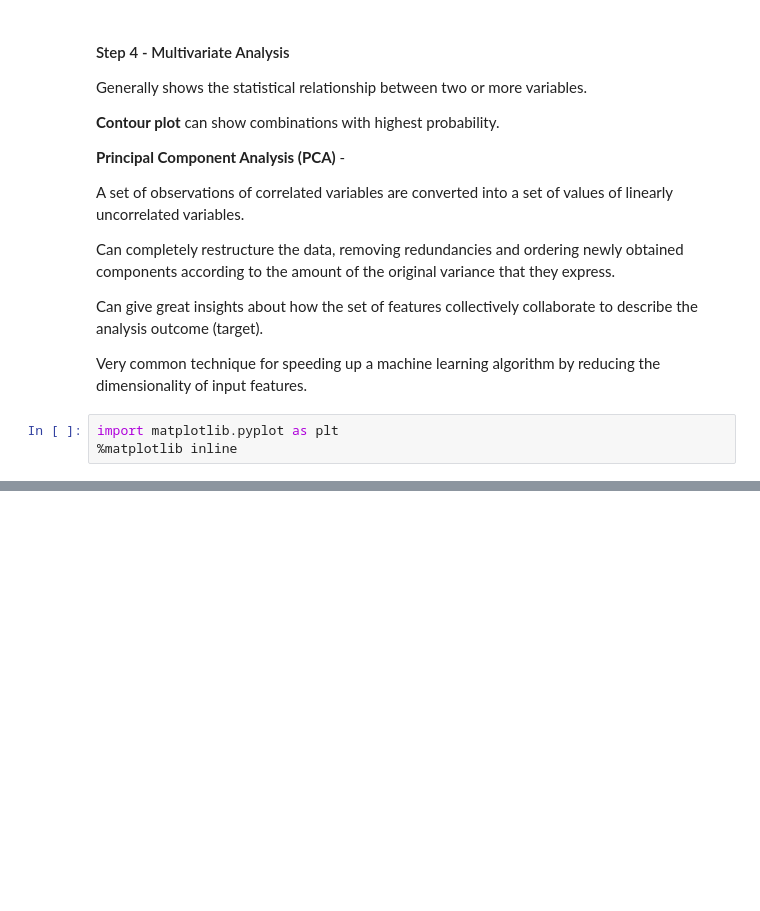
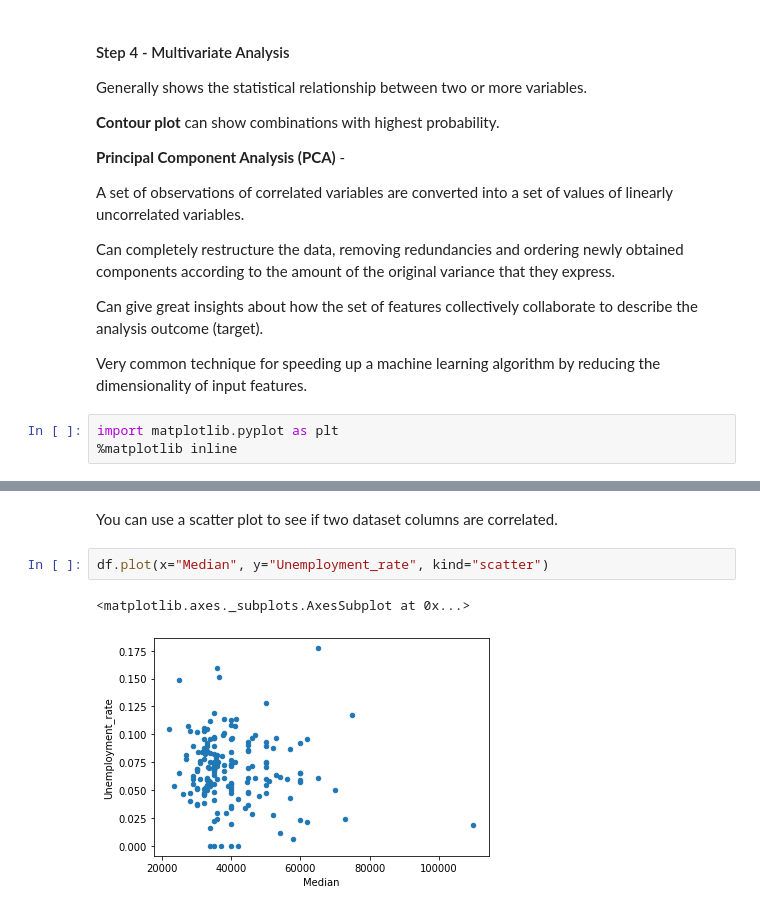
Before and after one commit to brendenwest/cis276, a Jupyter notebook: 3_data_visualization.ipynb, the cells around one changed output, grey strips where cells are left out. Cells and saved outputs as stored; diff of their text form; blank space fills up the shorter version.

```diff
--- a/3_data_visualization.ipynb
+++ b/3_data_visualization.ipynb
@@ -235,0 +281,7 @@ matplotlib can export visualizations to  common vector and raster graphics forma
+# %% [markdown]
+You can use a scatter plot to see if two dataset columns are correlated.
+# %%
+df.plot(x="Median", y="Unemployment_rate", kind="scatter")
+# %% [output]
+<matplotlib.axes._subplots.AxesSubplot at 0x...>
+[figure, added]
```
Also changed, not shown: parts of 10 cells of this notebook.
